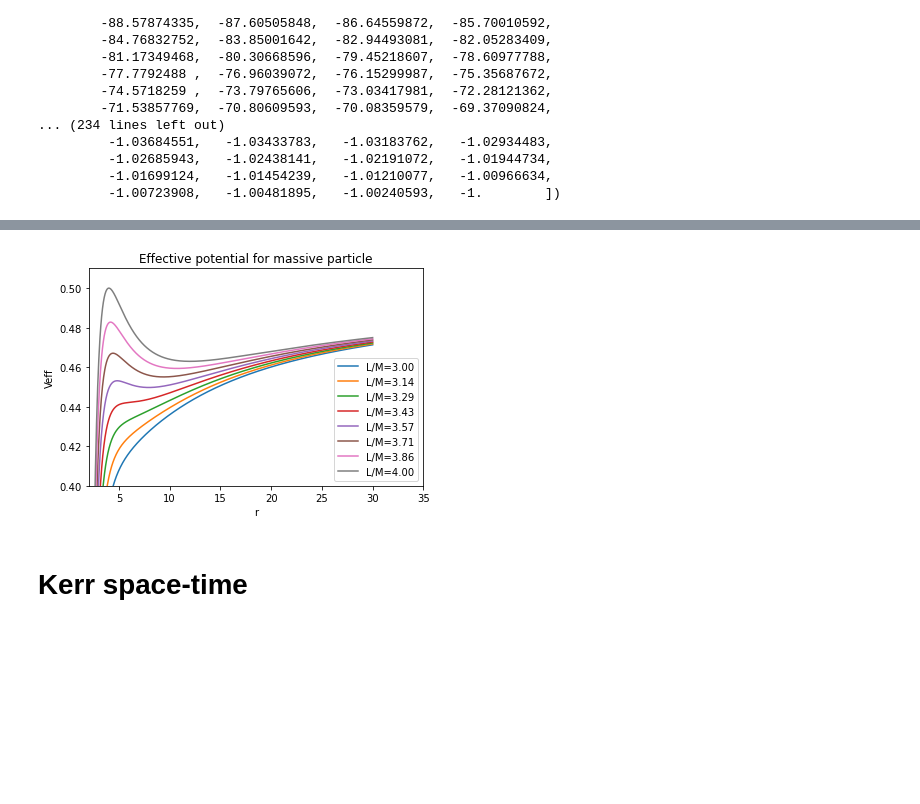
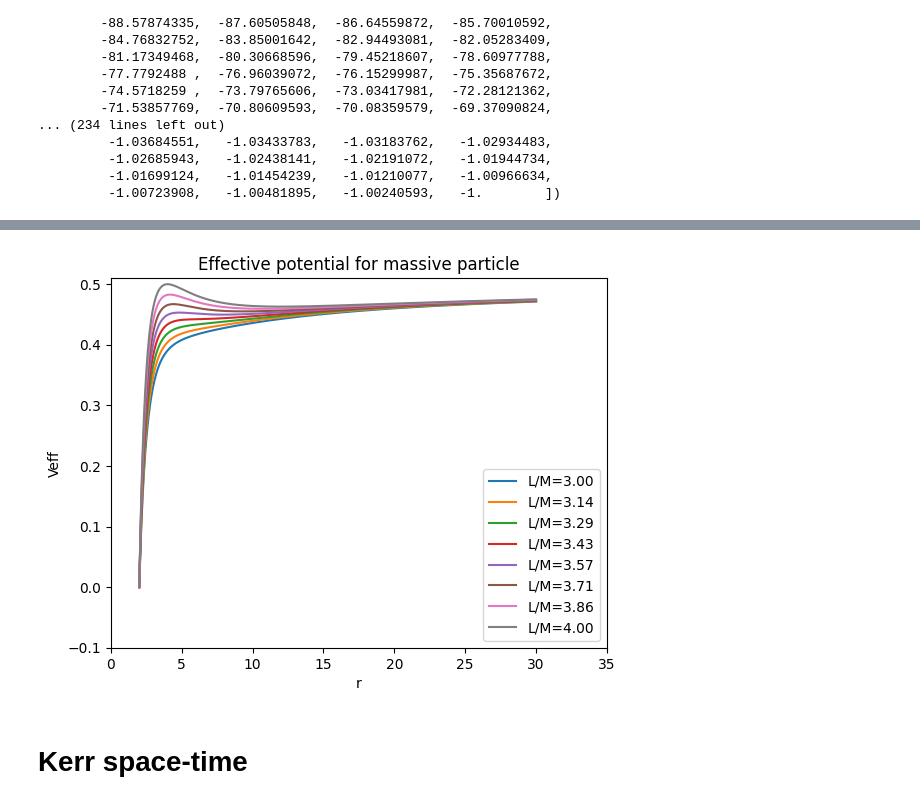
Before and after one commit to j-moncr/honours_nr, a Jupyter notebook: notebooks/particel_orbits_schwarzschild.ipynb, the cells around one changed output, grey strips where cells are left out. Cells and saved outputs as stored; diff of their text form; code cells hidden in the pictures; blank space fills up the shorter version.

```diff
--- a/notebooks/particel_orbits_schwarzschild.ipynb
+++ b/notebooks/particel_orbits_schwarzschild.ipynb
@@ -44,17 +45,17 @@ plt.show()
 # %%
 for L_M in np.linspace(3, 4, 8):
     plt.plot(r, V_sc(r, sigma=1, G=1, M=1, L=L_M), label=f"L/M={L_M:.2f}")
 # L_M = 10
 # plt.plot(r, V_sc(r, sigma=1, G=1, M=1, L=L_M), label=f"L/M={L_M:.2f}")
 plt.legend()
 plt.xlabel("r")
 plt.ylabel("Veff")
-plt.ylim(0.40, 0.51)
-plt.xlim(2, 35)
+plt.ylim(-0.1, 0.51)
+plt.xlim(0, 35)
 plt.title("Effective potential for massive particle")
 plt.show()
 # %% [output]
-[figure, old version]
+[figure, new version]
 # %% [markdown]
 # Kerr space-time
 # %%
```
Also changed, not shown: parts of 16 cells of this notebook, 31 other files.
